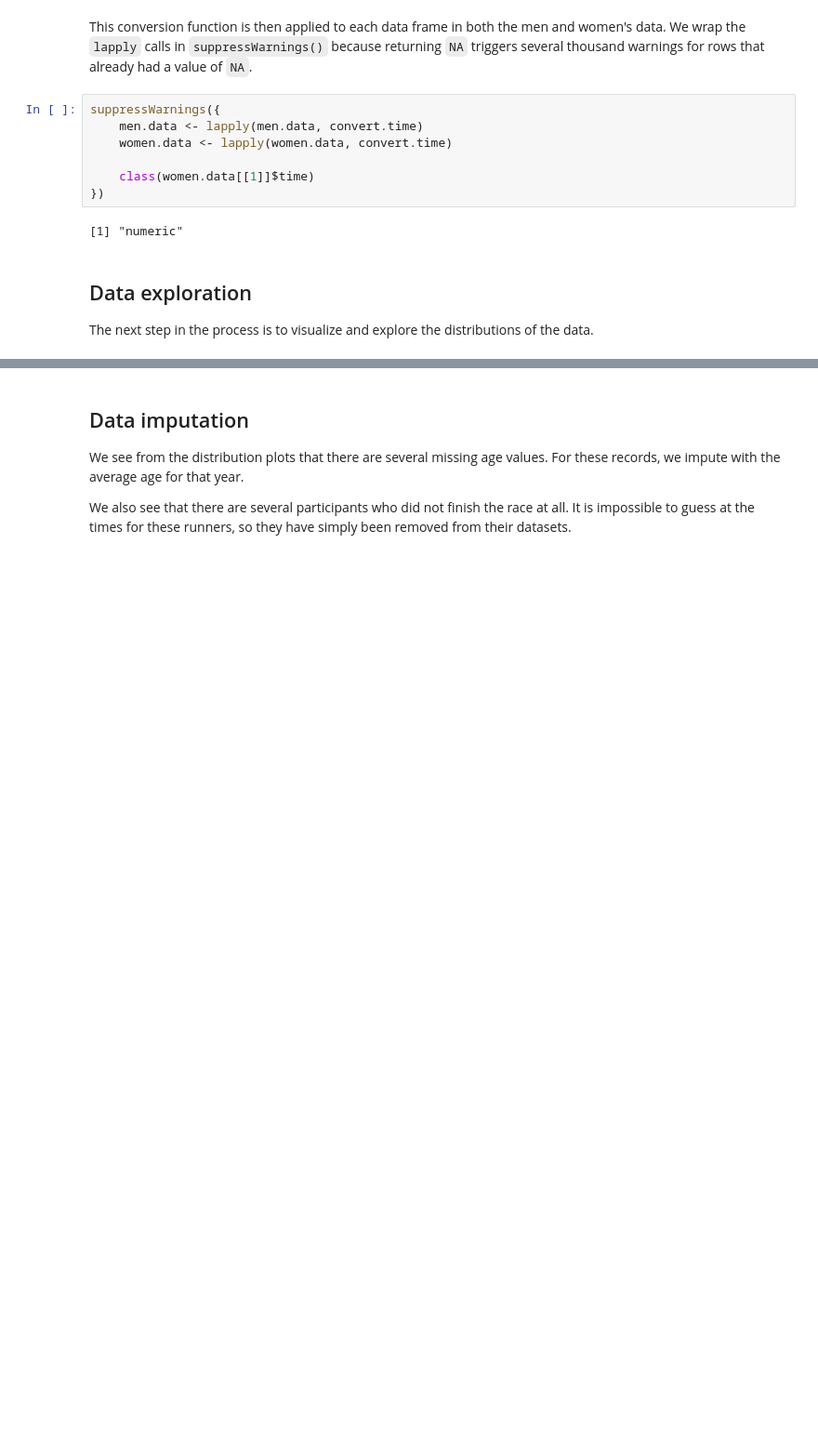
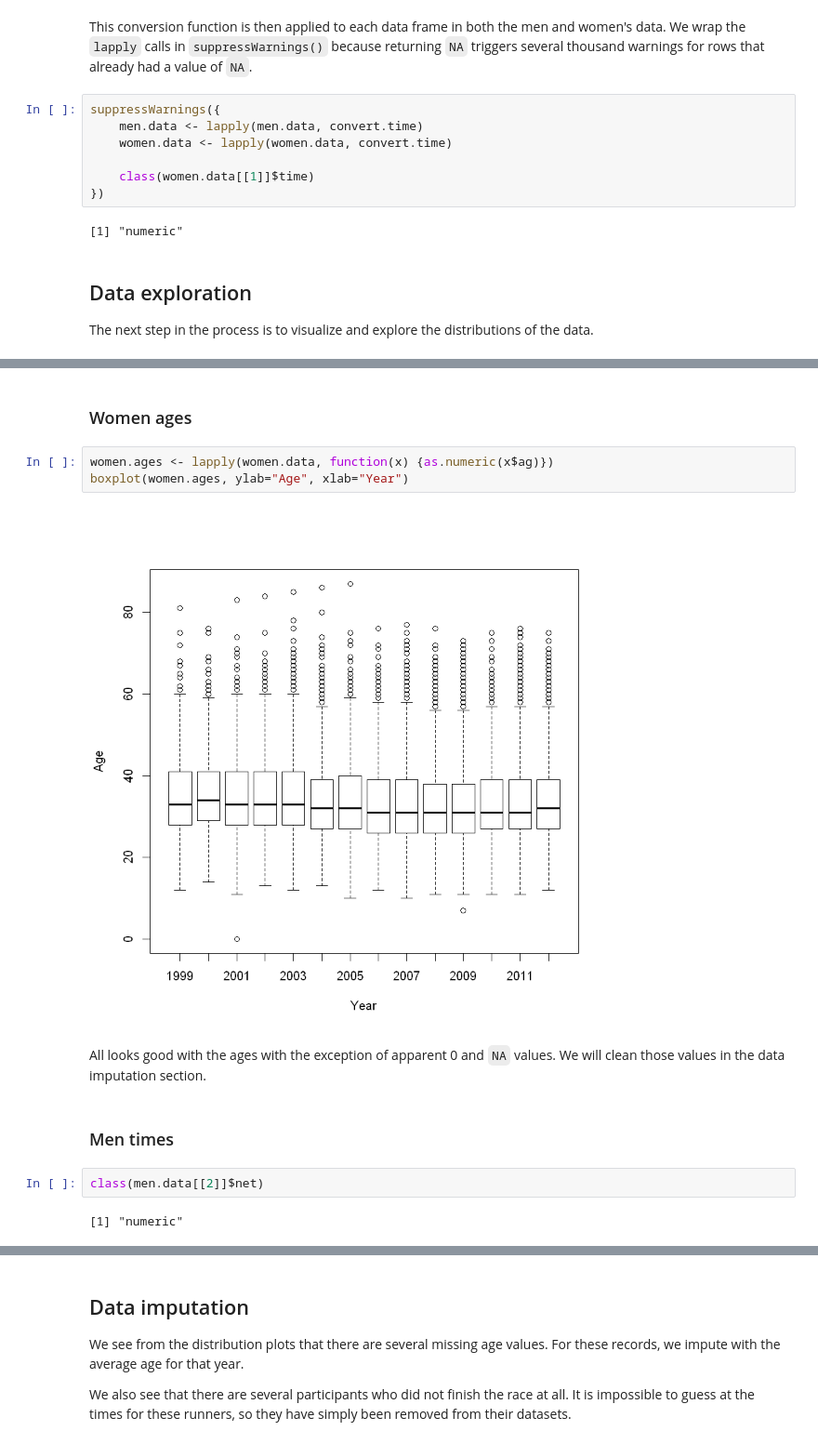
Before and after one commit to majickdave/Case_Study8, a Jupyter notebook: Unit 8 Case Study.ipynb, the cells around one changed output, grey strips where cells are left out. Shown at 93% size. Saved outputs shown, nothing was run; the diff lists cells and outputs as text; blank space fills up the shorter version.

```diff
--- a/Unit 8 Case Study.ipynb
+++ b/Unit 8 Case Study.ipynb
@@ -201,0 +219,15 @@ head(men.data[[1]])
+# %% [markdown]
+### Women ages
+# %%
+women.ages <- lapply(women.data, function(x) {as.numeric(x$ag)})
+boxplot(women.ages, ylab="Age", xlab="Year")
+# %% [output]
+[figure, added]
+# %% [markdown]
+All looks good with the ages with the exception of apparent 0 and `NA` values. We will clean those values in the data imputation section.
+# %% [markdown]
+### Men times
+# %%
+class(men.data[[2]]$net)
+# %% [output]
+[1] "numeric"
```
Also changed, not shown: parts of 22 cells of this notebook, 4 other files.
